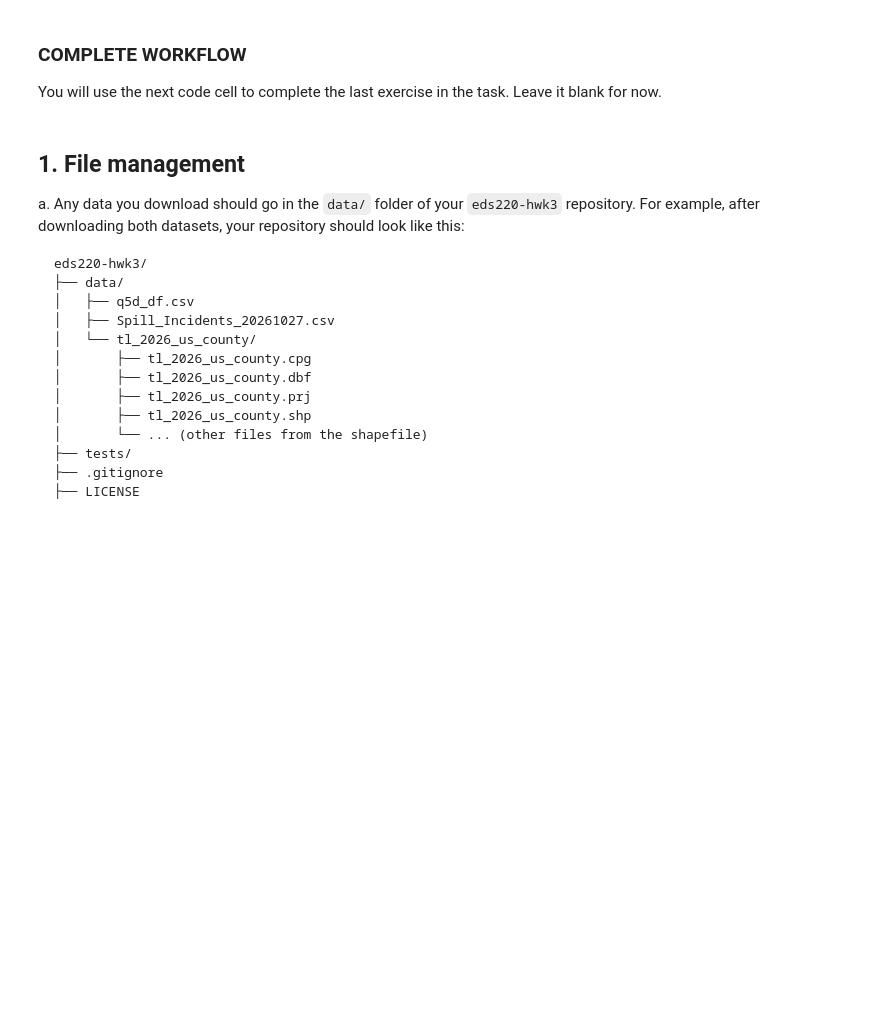
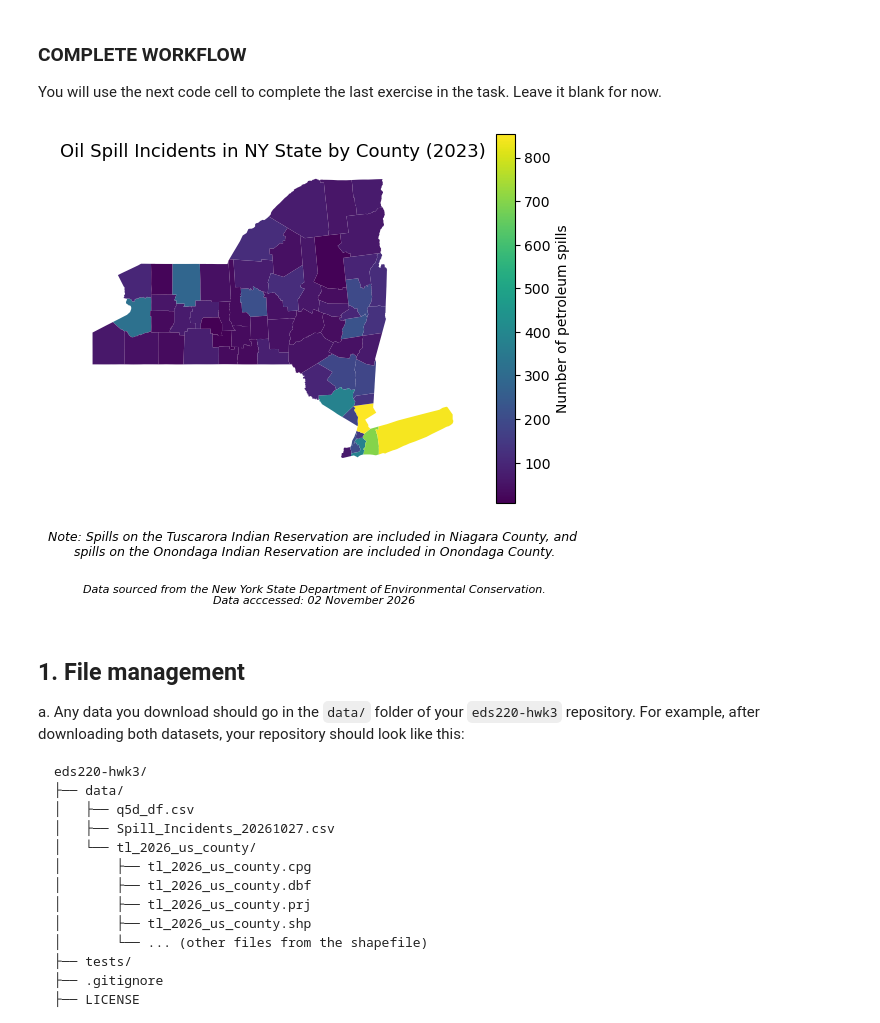
Before and after one commit to sarahhinkley/eds220-hwk3, a Jupyter notebook: hwk3-task2-spills.ipynb, the cells around one changed output. Saved outputs shown, nothing was run; the diff lists cells and outputs as text; code cells hidden in the pictures; blank space fills up the shorter version.

```diff
--- a/hwk3-task2-spills.ipynb
+++ b/hwk3-task2-spills.ipynb
@@ -37,7 +37,97 @@ The second dataset is the [2026 Counties (and equivalent) TIGER shapefile](https
 ### COMPLETE WORKFLOW
 You will use the next code cell to complete the last exercise in the task. Leave it blank for now.
 # %%
-# FINAL CODE
+import os
+import numpy as np
+import pandas as pd
+import matplotlib.pyplot as plt
+import geopandas as gpd
+
+# Read in the NY spills data
+fp = os.path.join('data', 'Spill_Incidents_20261103.csv')
+spills = pd.read_csv(fp)
+
+# Read in the spatial data of US counties
+fp = os.path.join('data', 'tl_2026_us_county', 'tl_2026_us_county.shp')
+counties = gpd.read_file(fp)
+
+
+# ----Clean the `spills` data----
+# Update the column names in `spills` to lower case and replace spaces with _
+spills.columns = spills.columns.str.lower().str.replace(" ", "_")
+
+# Convert `spill_date` from object to datetime
+spills['spill_date'] = pd.to_datetime(spills['spill_date'])
+
+# Store the petroleum spills from January 1, 2023 to December 31, 2023 as `petr_23`
+petr_23 = spills[(spills['spill_date']>='2023-01-01') & (spills['spill_date']<='2023-12-31') & (spills['material_family']=='Petroleum')]
+
+# Store the number of petroleum spills per NY county in 2023 as `spills_per_county`
+spills_per_county = (petr_23.groupby('county').nunique()['spill_number'] # dataframe of unique values in every column for each county, keep the spill_number column
+                            .reset_index() # set the index to integers instead of county
+                            .rename(columns = {"spill_number":"n_spills"}))
+
+
+# ----Clean the `counties` data----
+# Update the columns in `counties` to be lowercase
+counties.columns = counties.columns.str.lower()
+
+# Using the metadata, find NY's FIPS to look at only the NY counties in the dataframe
+ny_counties = counties[counties['statefp']== '36']
+
+
+#----Prepare and merge dataframes----
+# Update 'St Lawrence' to 'St. Lawrence' in `spills_per_county`
+spills_per_county['county'] = spills_per_county['county'].replace({'St Lawrence':'St. Lawrence'})
+
+# Change `name` column in `ny_counties` to `county` to match `spills_per_county`
+ny_counties = ny_counties.rename(columns = {'name':'county'})
+
+# Rename the reservations to their counties
+spills_per_county['county'] = spills_per_county['county'].replace({ # `replace()` is for values inside of columns
+    'Tuscarora Indian Reservation': 'Niagara',
+    'Onondaga Indian Reservation': 'Onondaga'
+})
+
+# Niagara and Onondaga now appear twice in spills_per_county(their own spills plus the reservation spills),so group rows by `county` and add their spill counts into a single row per county
+spills_per_county = spills_per_county.groupby('county').sum().reset_index()
+
+# Merge `spills_per_county` and `ny_counties` by their common column: `county`
+ny_spills = pd.merge(ny_counties,
+                      spills_per_county,
+                      how = 'inner',
+                      on = 'county')
+
+
+# ----Create a choropleth map of `ny_spills`----
+fig, ax = plt.subplots()
+
+ny_spills.plot(ax = ax, column = 'n_spills', # this parameter indicates which column to color by
+                     legend = True,
+                     legend_kwds = {'label': 'Number of petroleum spills'},
+                     cmap = 'viridis'
+              )
+
+# Remove the axis for a cleaner map
+ax.axis('off')
+
+# Title for the plot
+ax.set_title('Oil Spill Incidents in NY State by County (2023)',
+              fontsize = 13)
+
+# Add note about spills in reservations
+plt.figtext(0.5, 0.0, 'Note: Spills on the Tuscarora Indian Reservation are included in Niagara County, and \n'
+         'spills on the Onondaga Indian Reservation are included in Onondaga County.',
+          ha = 'center', fontsize = 9, style = 'italic')
+
+# Add caption with data source
+plt.figtext(0.5, -0.10, 'Data sourced from the New York State Department of Environmental Conservation.\n'
+            'Data acccessed: 02 November 2026',
+             ha = 'center', fontsize = 8, style = 'italic')
+
+plt.show()
+# %% [output]
+[figure, added]
 # %% [markdown]
 ## 1. File management
 a. Any data you download should go in the `data/` folder of your `eds220-hwk3` repository. For example, after downloading both datasets, your repository should look like this:
```
Also changed, not shown: parts of 32 cells of this notebook.
